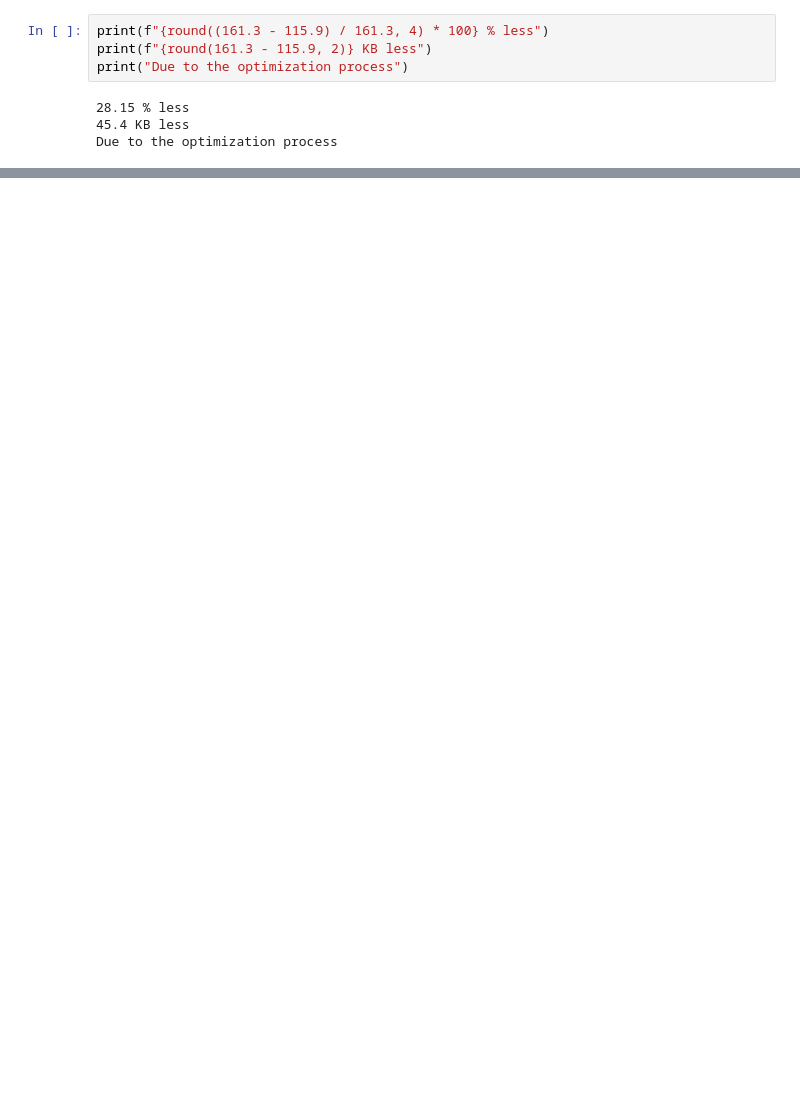
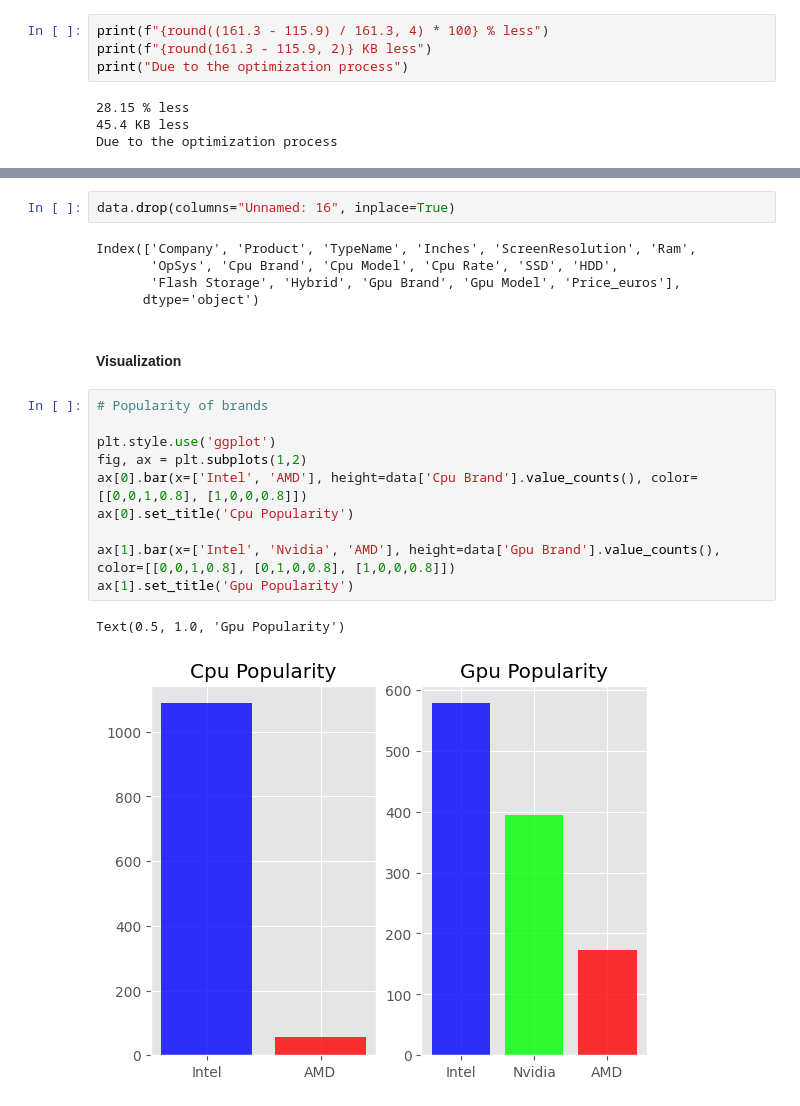
Before and after one commit to Marcin-The-Pythonist/Laptop_Prices_Analysis, a Jupyter notebook: analysis.ipynb, the cells around one changed output, grey strips where cells are left out. Cells and saved outputs as stored; diff of their text form; blank space fills up the shorter version.

Commit message:
Added a bar plot of CPU and GPU brands popularity.

```diff
--- a/analysis.ipynb
+++ b/analysis.ipynb
@@ -83,0 +109,22 @@ Due to the optimization process
+# %%
+data.drop(columns="Unnamed: 16", inplace=True)
+# %% [output]
+Index(['Company', 'Product', 'TypeName', 'Inches', 'ScreenResolution', 'Ram',
+       'OpSys', 'Cpu Brand', 'Cpu Model', 'Cpu Rate', 'SSD', 'HDD',
+       'Flash Storage', 'Hybrid', 'Gpu Brand', 'Gpu Model', 'Price_euros'],
+      dtype='object')
+# %% [markdown]
+#### Visualization
+# %%
+# Popularity of brands
+
+plt.style.use('ggplot')
+fig, ax = plt.subplots(1,2)
+ax[0].bar(x=['Intel', 'AMD'], height=data['Cpu Brand'].value_counts(), color=[[0,0,1,0.8], [1,0,0,0.8]])
+ax[0].set_title('Cpu Popularity')
+
+ax[1].bar(x=['Intel', 'Nvidia', 'AMD'], height=data['Gpu Brand'].value_counts(), color=[[0,0,1,0.8], [0,1,0,0.8], [1,0,0,0.8]])
+ax[1].set_title('Gpu Popularity')
+# %% [output]
+Text(0.5, 1.0, 'Gpu Popularity')
+[figure, added]
```
Also changed, not shown: parts of 5 cells of this notebook.
